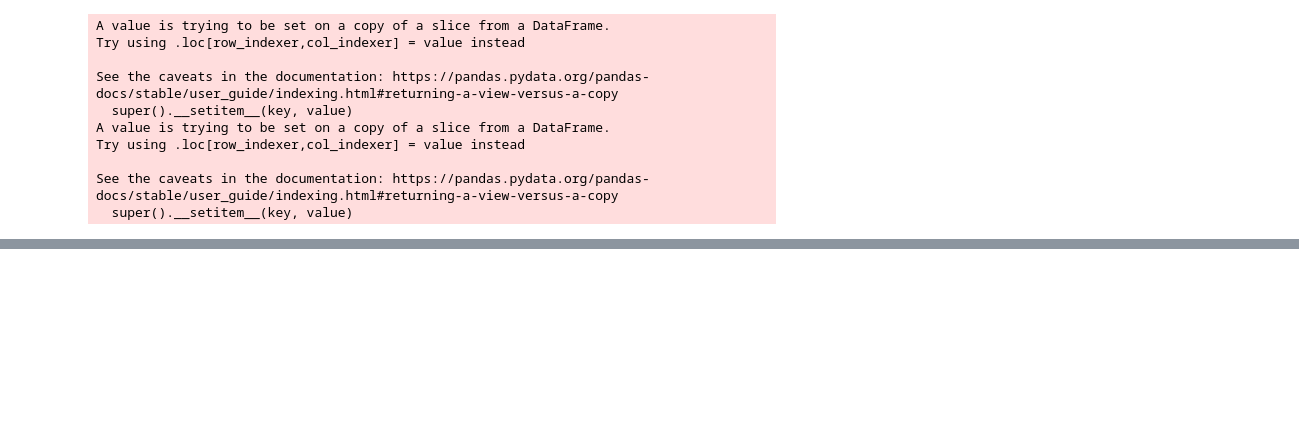
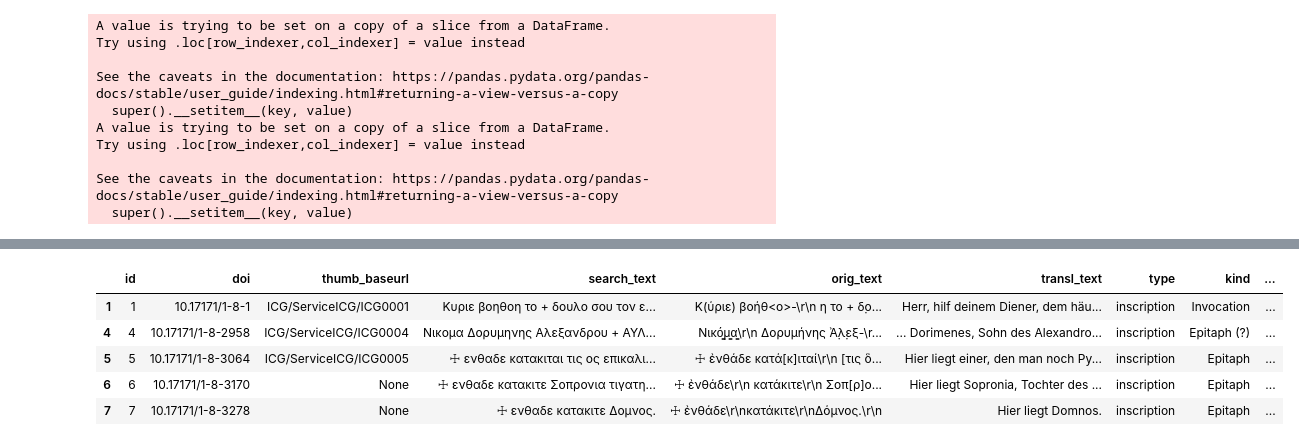
Before and after one commit to CCS-ZCU/QEC, a Jupyter notebook: scripts/1_ICG_ETL.ipynb, the cells around one changed output, grey strips where cells are left out. Drawn from its saved outputs; the diff is of its cells as text; code cells hidden in the pictures; blank space fills up the shorter version.

```diff
--- a/scripts/1_ICG_ETL.ipynb
+++ b/scripts/1_ICG_ETL.ipynb
@@ -86 +122,3 @@ See the caveats in the documentation: https://pandas.pydata.org/pandas-docs/stab
+# %%
+icg_df = gpd.read_parquet("../data/icg_df.parquet")
 # %%
@@ -110,0 +126,9 @@ icg_df.to_parquet("../data/icg_df.parquet")
+# %%
+icg_df.head(5)
+# %% [output]
+|  | id | doi | thumb_baseurl | search_text | orig_text | transl_text | type | kind | ... |
+| 1 | 1 | 10.17171/1-8-1 | ICG/ServiceICG/ICG0001 | Κυριε βοηθοη το + δουλο σου τον ε... | Κ(ύριε) βοήθ<ο>-\r\n η το + δ̣ο... | Herr, hilf deinem Diener, dem häu... | inscription | Invocation | ... |
+| 4 | 4 | 10.17171/1-8-2958 | ICG/ServiceICG/ICG0004 | Νικομα Δορυμηνης Αλεξανδρου + ΑΥΛ... | Νικό̳μ̳α̳\r\n Δορυμήνης Ἀ̣λ̣εξ-\r... | ... Dorimenes, Sohn des Alexandro... | inscription | Epitaph (?) | ... |
+| 5 | 5 | 10.17171/1-8-3064 | ICG/ServiceICG/ICG0005 | ☩ ενθαδε κατακιται τις ος επικαλι... | ☩ ἐνθάδε κατά[κ]ιταί\r\n [τις ὃ... | Hier liegt einer, den man noch Py... | inscription | Epitaph | ... |
+| 6 | 6 | 10.17171/1-8-3170 | None | ☩ ενθαδε κατακιτε Σοπρονια τιγατη... | ☩ ἐνθάδε\r\n κατάκιτε\r\n Σοπ[ρ]ο... | Hier liegt Sopronia, Tochter des ... | inscription | Epitaph | ... |
+| 7 | 7 | 10.17171/1-8-3278 | None | ☩ ενθαδε κατακιτε Δομνος. | ☩ ἐνθάδε\r\nκατάκιτε\r\nΔόμνος.\r\n | Hier liegt Domnos. | inscription | Epitaph | ... |
```
Also changed, not shown: parts of 18 cells of this notebook, 3 other files.
